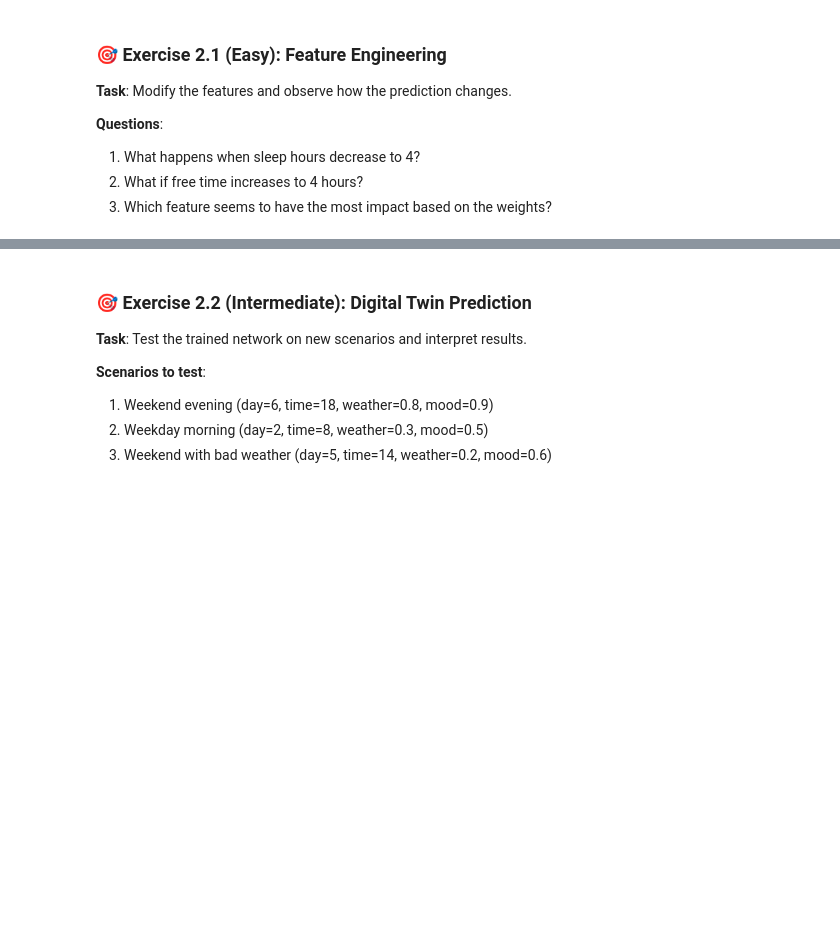
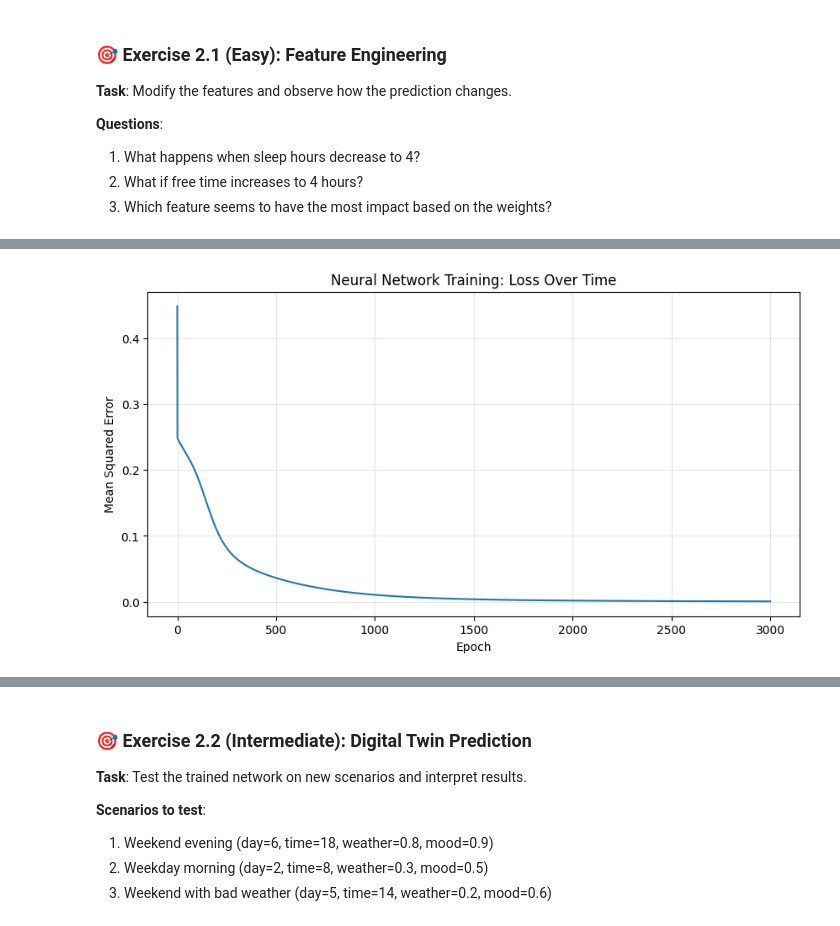
Before and after one commit to youngvic345/ATF-challenge, a Jupyter notebook: 01_probability_neural_networks.ipynb, the cells around one changed output, grey strips where cells are left out. Cells and saved outputs as stored; diff of their text form; code cells hidden in the pictures; blank space fills up the shorter version.

```diff
--- a/01_probability_neural_networks.ipynb
+++ b/01_probability_neural_networks.ipynb
@@ -424,11 +515,20 @@ nn.train(X_train, y_train, epochs=500, learning_rate=0.5)
 # %%
 # Visualize training progress
 plt.figure(figsize=(10, 5))
 plt.plot(nn.loss_history)
 plt.title('Neural Network Training: Loss Over Time')
 plt.xlabel('Epoch')
 plt.ylabel('Mean Squared Error')
 plt.grid(True, alpha=0.3)
 plt.show()
 
 print(f"\nFinal loss: {nn.loss_history[-1]:.4f}")
+initial_loss = nn.loss_history[0]
+final_loss = nn.loss_history[-1]
+reduction = ((initial_loss - final_loss) / initial_loss) * 100
+
+print(f"Starting Loss: {initial_loss:.4f}")
+print(f"Final Loss:    {final_loss:.4f}")
+print(f"Loss Reduction: {reduction:.2f}%")
+# %% [output]
+[figure, added]
```
Also changed, not shown: parts of 18 cells of this notebook.
